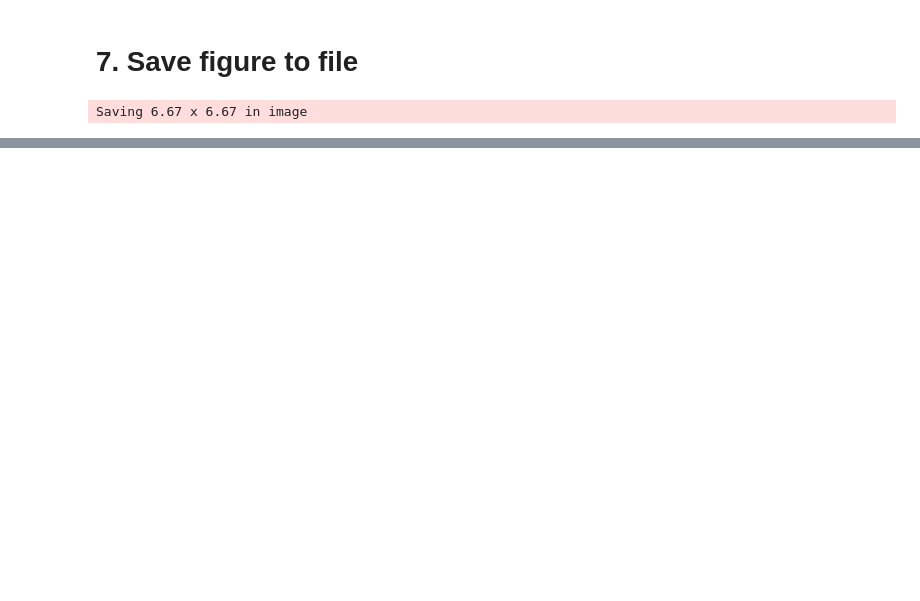
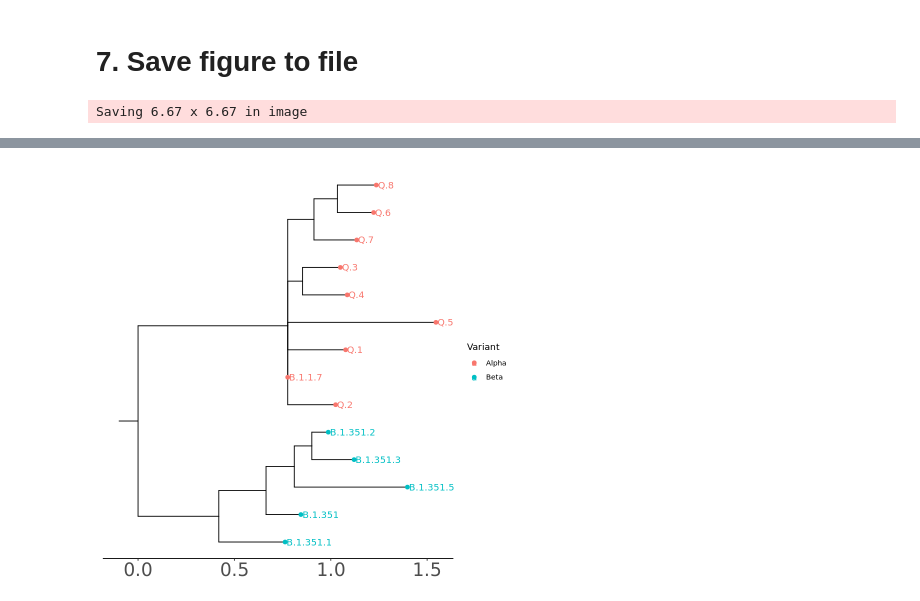
Before and after one commit to apetkau/ggtree-tutorial, a Jupyter notebook: ggtree-visualization.ipynb, the cells around one changed output, grey strips where cells are left out. Cells and saved outputs as stored; diff of their text form; code cells hidden in the pictures; blank space fills up the shorter version.

```diff
--- a/ggtree-visualization.ipynb
+++ b/ggtree-visualization.ipynb
@@ -167,0 +207,3 @@ Saving 6.67 x 6.67 in image
+# %%
+tips_to_drop <- lineage_df[!(lineage_df$Variant %in% c("Alpha", "Beta")), "node"]
+tips_to_drop
@@ -167,0 +228,3 @@ Saving 6.67 x 6.67 in image
+# %%
+subtree <- drop.tip(tree_metadata, tips_to_drop)
+subtree
@@ -167,0 +249,9 @@ Saving 6.67 x 6.67 in image
+# %%
+g <- ggtree(subtree, ladderize=TRUE) +
+         geom_tippoint(mapping=aes(color=Variant), size=2) +
+         geom_tiplab(mapping=aes(color=Variant), align=FALSE) +
+         geom_rootedge(rootedge=0.1) +
+         theme_tree2(axis.text.x=element_text(size=22))
+g
+# %% [output]
+[figure, added]
```
Also changed, not shown: parts of 8 cells of this notebook.
